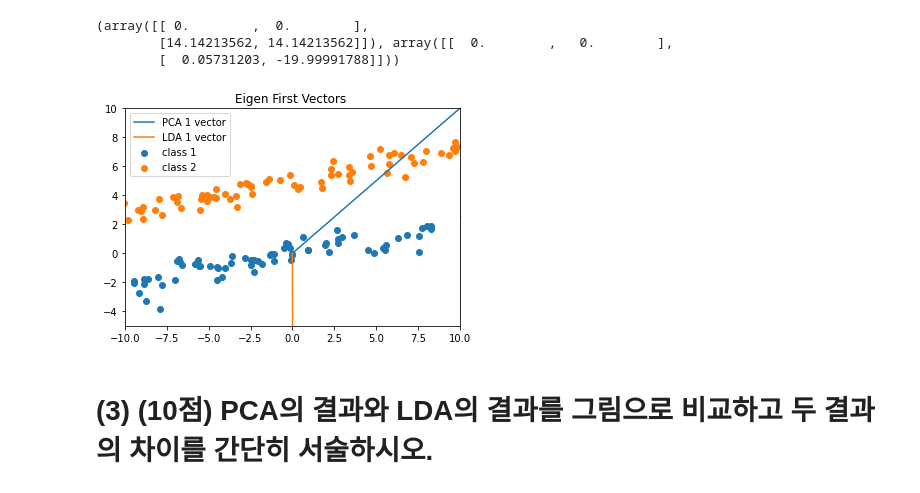
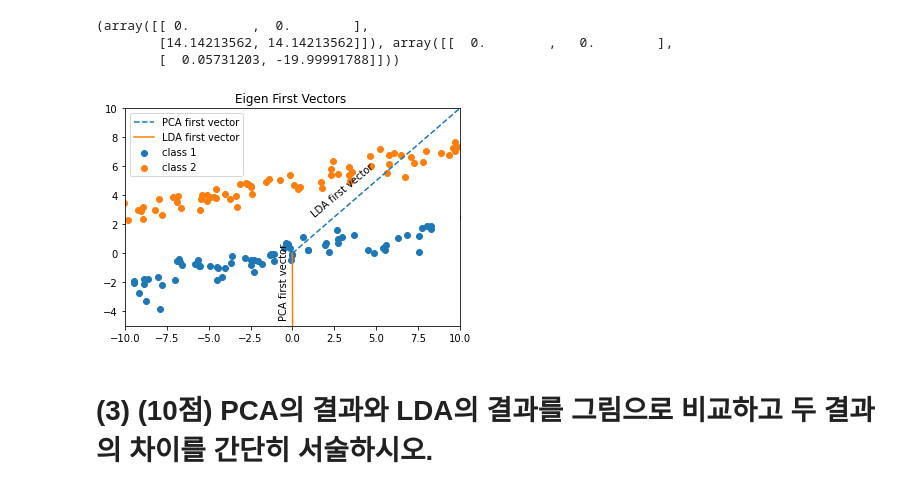
Before and after one commit to yojulab/knou_study_machinglearning, a Jupyter notebook: codes/sanghunoh/reports/과제_4_1_PCA_LDA.ipynb, the cells around one changed output. Cells and saved outputs as stored; diff of their text form; code cells hidden in the pictures.

```diff
--- a/codes/sanghunoh/reports/과제_4_1_PCA_LDA.ipynb
+++ b/codes/sanghunoh/reports/과제_4_1_PCA_LDA.ipynb
@@ -190,16 +190,18 @@ eigen_vector_pca, eigen_vector_lda
 # %%
 plt.scatter(class_1[:,0],class_1[:,1], label='class 1')
 plt.scatter(class_2[:,0],class_2[:,1], label='class 2')
-plt.plot(eigen_vector_pca[:,0], eigen_vector_pca[:,1], label='PCA first vector')
+plt.plot(eigen_vector_pca[:,0], eigen_vector_pca[:,1], label='PCA first vector', ls='--')
+plt.annotate('PCA first vector', xy=(0, 0), xytext=(-0.5, -4.5), fontsize=10, ha='center', rotation= 90)
 plt.plot(eigen_vector_lda[:,0], eigen_vector_lda[:,1], label='LDA first vector')
+plt.annotate('LDA first vector', xy=(0, 0), xytext=(3, 2.5), fontsize=10, ha='center', rotation= 40)
 
 plt.title('Eigen First Vectors ')
 plt.legend()
 plt.xlim(axis_x)
 plt.ylim(axis_y)
 plt.show()
 # %% [output]
-[figure, old version]
+[figure, new version]
 # %% [markdown]
 # (3) (10점) PCA의 결과와 LDA의 결과를 그림으로 비교하고 두 결과의 차이를 간단히 서술하시오.
 # %%
```
